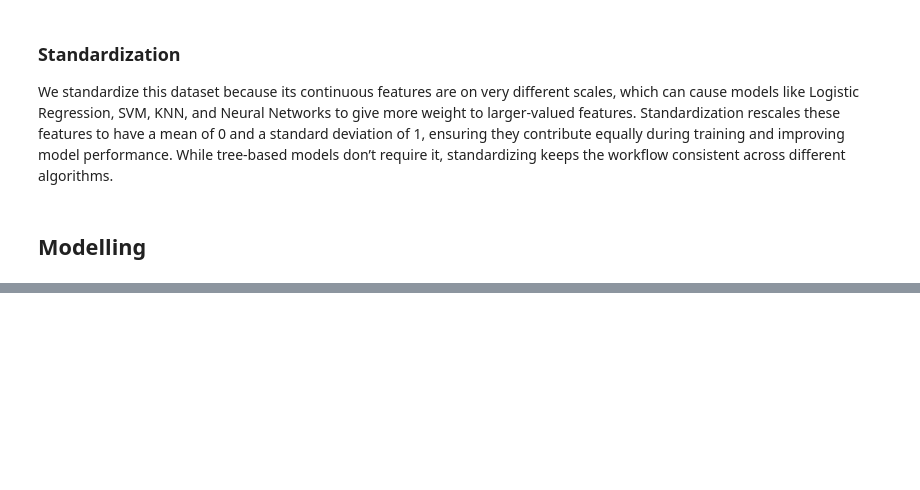
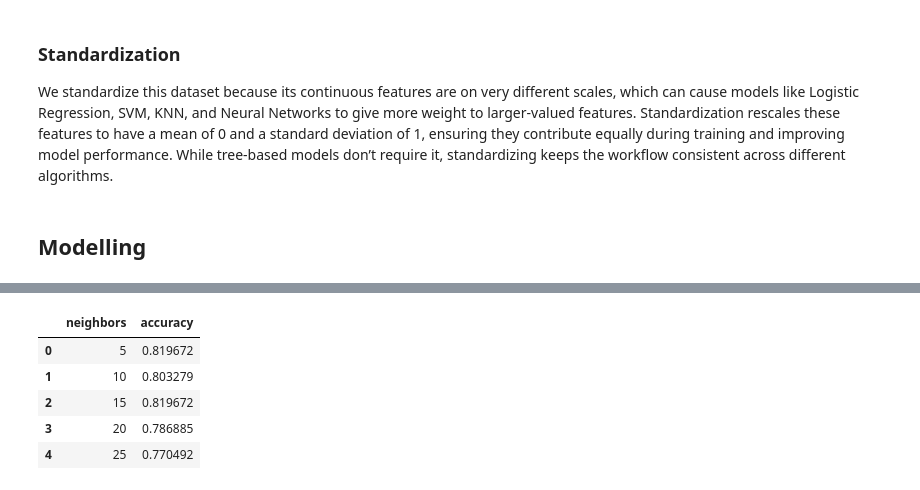
Before and after one commit to Emigbanam/Heart-Disease-Prediction-Project, a Jupyter notebook: KNN Model.ipynb, the cells around one changed output, grey strips where cells are left out. Drawn from its saved outputs; the diff is of its cells as text; code cells hidden in the pictures; blank space fills up the shorter version.

```diff
--- a/KNN Model.ipynb
+++ b/KNN Model.ipynb
@@ -178,0 +183,23 @@ X_test[feat] = scaler.fit_transform(X_test[feat])
+# %%
+from sklearn.neighbors import KNeighborsClassifier
+from sklearn.metrics import accuracy_score
+
+neighbor_list = list(range(5,50,5))
+accuracy_list = []
+
+for neighbor in neighbor_list:
+    knn =  KNeighborsClassifier(n_neighbors=neighbor)
+    predictions = knn.fit(X_train, y_train).predict(X_test)
+    accuracy = accuracy_score(y_test, predictions)
+    accuracy_list.append(accuracy)
+
+
+results_df = pd.DataFrame({'neighbors':neighbor_list, 'accuracy':accuracy_list})
+results_df.head()
+# %% [output]
+|  | neighbors | accuracy |
+| 0 | 5 | 0.819672 |
+| 1 | 10 | 0.803279 |
+| 2 | 15 | 0.819672 |
+| 3 | 20 | 0.786885 |
+| 4 | 25 | 0.770492 |
```
Also changed, not shown: parts of 2 cells of this notebook.
